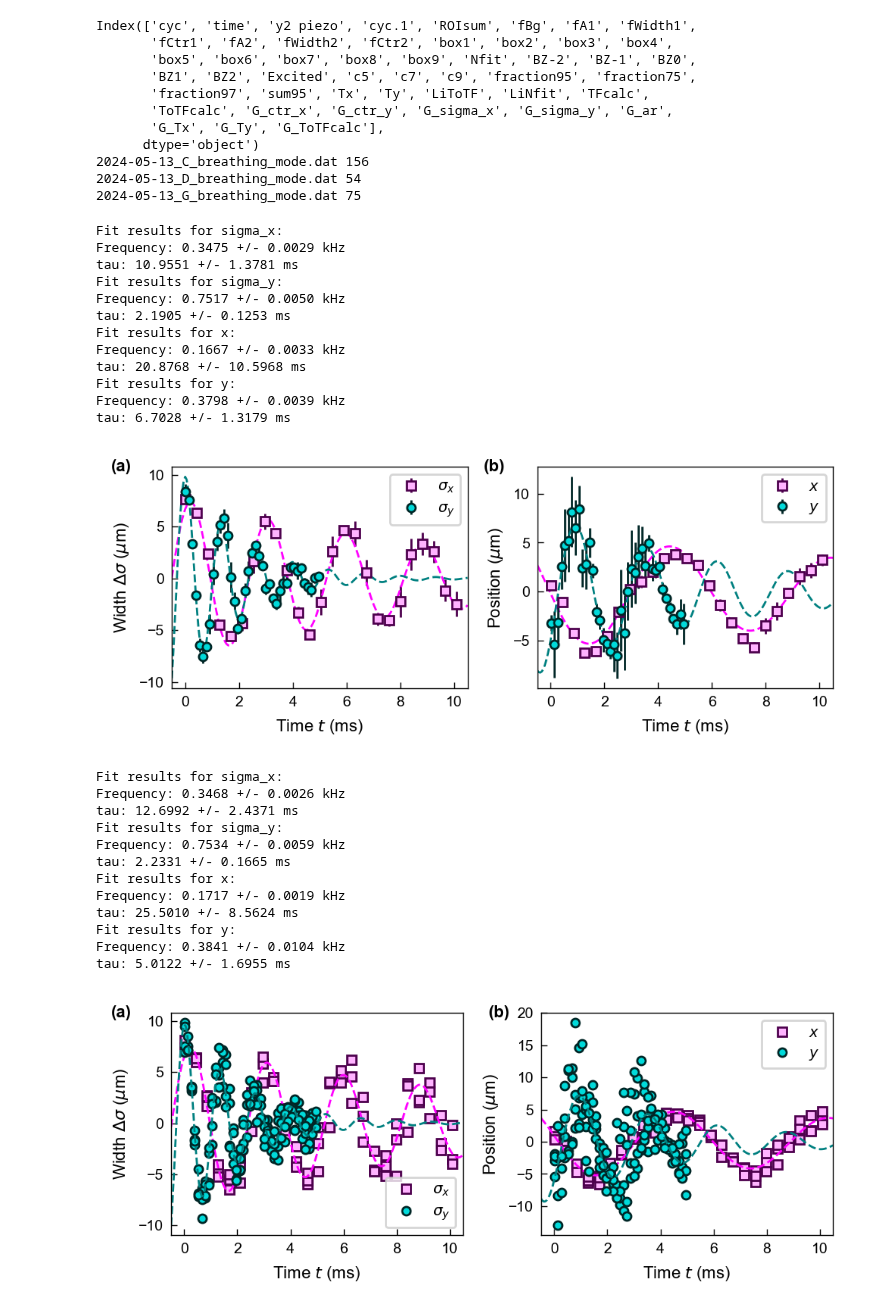
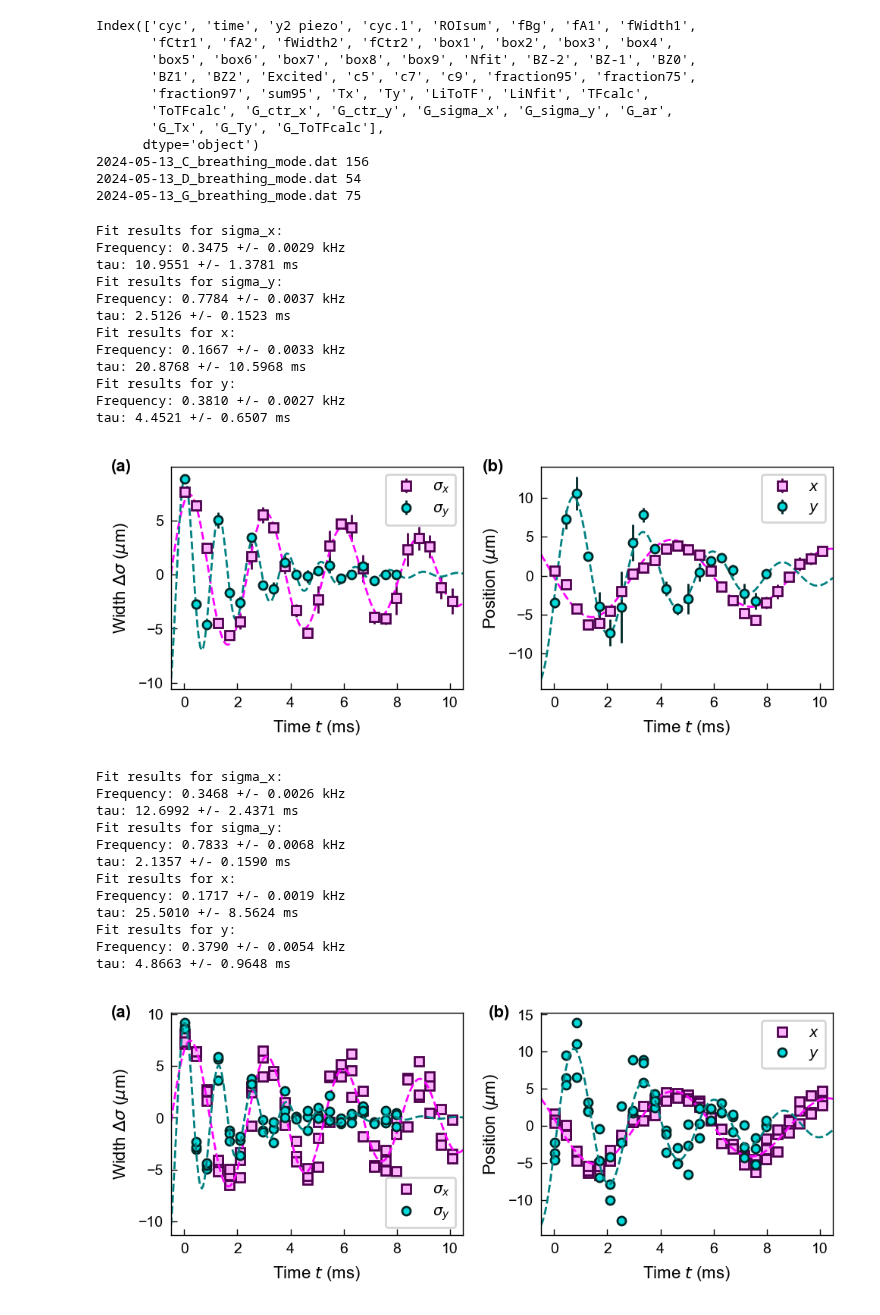
Before and after one commit to colinjdale/ChiPyLab, a Jupyter notebook: examples/plot_trap_frequency_measurements.ipynb, the cells around one changed output. Drawn from its saved outputs; the diff is of its cells as text; code cells hidden in the pictures.

Commit message:
Changed trap freq plot

```diff
--- a/examples/plot_trap_frequency_measurements.ipynb
+++ b/examples/plot_trap_frequency_measurements.ipynb
@@ -215,7 +215,7 @@ ax.legend()
 fig.tight_layout()
 
 subplot_labels = ['(a)', '(b)']
-x_offsets = [-0.205, -0.18]
+x_offsets = [-0.205, -0.2]
 for ax, label, x_offset in zip(axs, subplot_labels, x_offsets):
 	ax.text(x_offset, 0.98, label, transform=ax.transAxes, fontweight='bold', fontsize=8)
 
@@ -228,19 +228,19 @@ Fit results for sigma_x:
 Frequency: 0.3475 +/- 0.0029 kHz
 tau: 10.9551 +/- 1.3781 ms
 Fit results for sigma_y:
-Frequency: 0.7517 +/- 0.0050 kHz
-tau: 2.1905 +/- 0.1253 ms
+Frequency: 0.7784 +/- 0.0037 kHz
+tau: 2.5126 +/- 0.1523 ms
 Fit results for x:
 Frequency: 0.1667 +/- 0.0033 kHz
 tau: 20.8768 +/- 10.5968 ms
 Fit results for y:
-Frequency: 0.3798 +/- 0.0039 kHz
-tau: 6.7028 +/- 1.3179 ms
+Frequency: 0.3810 +/- 0.0027 kHz
+tau: 4.4521 +/- 0.6507 ms
-[figure, old version]
+[figure, new version]
 # %%
 
 scan_name = 'time'
-df_y = dfs[0]
+df_y = dfs[2][dfs[2][scan_name] < 8]
 df_x = dfs[2]
 
 
@@ -361,35 +361,35 @@ print(f"tau: {popt[-1]:.4f} +/- {perr[-1]:.4f} ms")
 ax.plot(x, y-popt[-2], **sty, label=r'$y$')
 
 popt[-2] = 0  # shift offset to zero for plotting
 
 x_fit = np.linspace(*xlims, 200)
 y_fit = trap_frequency_model(x_fit, *popt)
 ax.plot(x_fit, y_fit, color=color, linestyle='--')
 
 ax.legend()
 
 fig.tight_layout()
 
 subplot_labels = ['(a)', '(b)']
 x_offsets = [-0.205, -0.18]
 for ax, label, x_offset in zip(axs, subplot_labels, x_offsets):
 	ax.text(x_offset, 0.98, label, transform=ax.transAxes, fontweight='bold', fontsize=8)
 
 plt.subplots_adjust(top=0.95)
 
 fig.savefig("outputs/trap_frequencies.pdf")
 plt.show()
 # %% [output]
 Fit results for sigma_x:
 Frequency: 0.3468 +/- 0.0026 kHz
 tau: 12.6992 +/- 2.4371 ms
 Fit results for sigma_y:
-Frequency: 0.7534 +/- 0.0059 kHz
-tau: 2.2331 +/- 0.1665 ms
+Frequency: 0.7833 +/- 0.0068 kHz
+tau: 2.1357 +/- 0.1590 ms
 Fit results for x:
 Frequency: 0.1717 +/- 0.0019 kHz
 tau: 25.5010 +/- 8.5624 ms
 Fit results for y:
-Frequency: 0.3841 +/- 0.0104 kHz
-tau: 5.0122 +/- 1.6955 ms
+Frequency: 0.3790 +/- 0.0054 kHz
+tau: 4.8663 +/- 0.9648 ms
-[figure, old version]
+[figure, new version]
```
Also changed, not shown: parts of 1 cell of this notebook.
